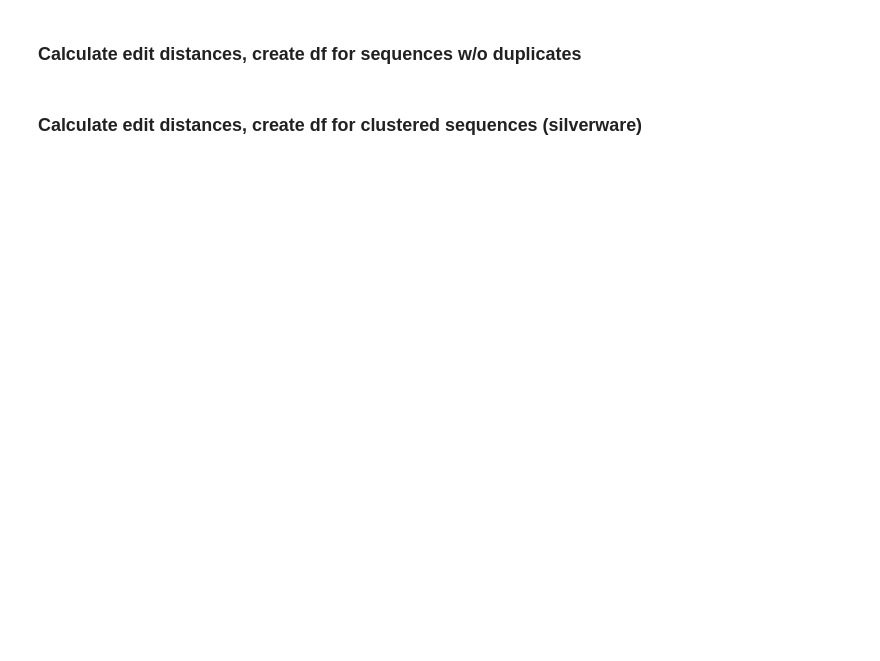
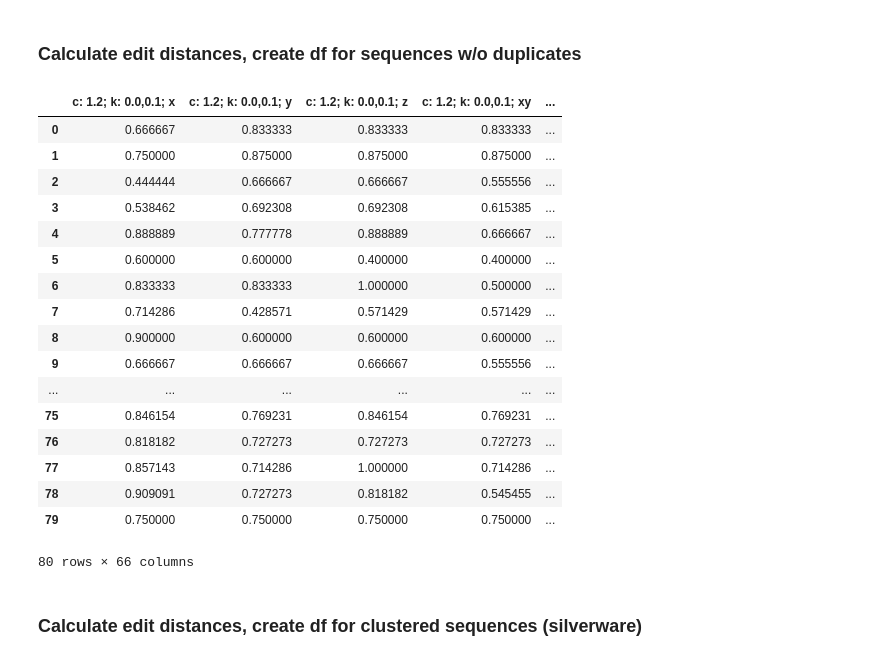
Before and after one commit to zauri/action_selection, a Jupyter notebook: cognitive model/opportunistic_planning/automatica/automatica_lowesterror_model_comparison_all.ipynb, the cells around one changed output. Drawn from its saved outputs; the diff is of its cells as text; code cells hidden in the pictures; blank space fills up the shorter version.

```diff
--- a/cognitive model/opportunistic_planning/automatica/automatica_lowesterror_model_comparison_all.ipynb
+++ b/cognitive model/opportunistic_planning/automatica/automatica_lowesterror_model_comparison_all.ipynb
@@ -186,7 +206,27 @@ results_original.T.to_csv('results/results_original_all_n100_2020-11-03.csv', he
 results_noduplicates = get_avg_editdist(df,n=100, seq='sequence_no_duplicates',
                                         error='error_no_duplicates')
 # %%
-results_noduplicates.T.to_csv('results/results_noduplicates_all_n100_2020-11-03.csv', header=True,index=True)
+results_noduplicates
+#results_noduplicates.T.to_csv('results/results_noduplicates_all_n100_2020-11-03.csv', header=True,index=True)
+# %% [output]
+|  | c: 1.2; k: 0.0,0.1; x | c: 1.2; k: 0.0,0.1; y | c: 1.2; k: 0.0,0.1; z | c: 1.2; k: 0.0,0.1; xy | ... |
+| 0 | 0.666667 | 0.833333 | 0.833333 | 0.833333 | ... |
+| 1 | 0.750000 | 0.875000 | 0.875000 | 0.875000 | ... |
+| 2 | 0.444444 | 0.666667 | 0.666667 | 0.555556 | ... |
+| 3 | 0.538462 | 0.692308 | 0.692308 | 0.615385 | ... |
+| 4 | 0.888889 | 0.777778 | 0.888889 | 0.666667 | ... |
+| 5 | 0.600000 | 0.600000 | 0.400000 | 0.400000 | ... |
+| 6 | 0.833333 | 0.833333 | 1.000000 | 0.500000 | ... |
+| 7 | 0.714286 | 0.428571 | 0.571429 | 0.571429 | ... |
+| 8 | 0.900000 | 0.600000 | 0.600000 | 0.600000 | ... |
+| 9 | 0.666667 | 0.666667 | 0.666667 | 0.555556 | ... |
+| ... | ... | ... | ... | ... | ... |
+| 75 | 0.846154 | 0.769231 | 0.846154 | 0.769231 | ... |
+| 76 | 0.818182 | 0.727273 | 0.727273 | 0.727273 | ... |
+| 77 | 0.857143 | 0.714286 | 1.000000 | 0.714286 | ... |
+| 78 | 0.909091 | 0.727273 | 0.818182 | 0.545455 | ... |
+| 79 | 0.750000 | 0.750000 | 0.750000 | 0.750000 | ... |
+80 rows × 66 columns
 # %% [markdown]
 ### Calculate edit distances, create df for clustered sequences (silverware)
 # %%
```
Also changed, not shown: parts of 4 cells of this notebook, 3 other files.
